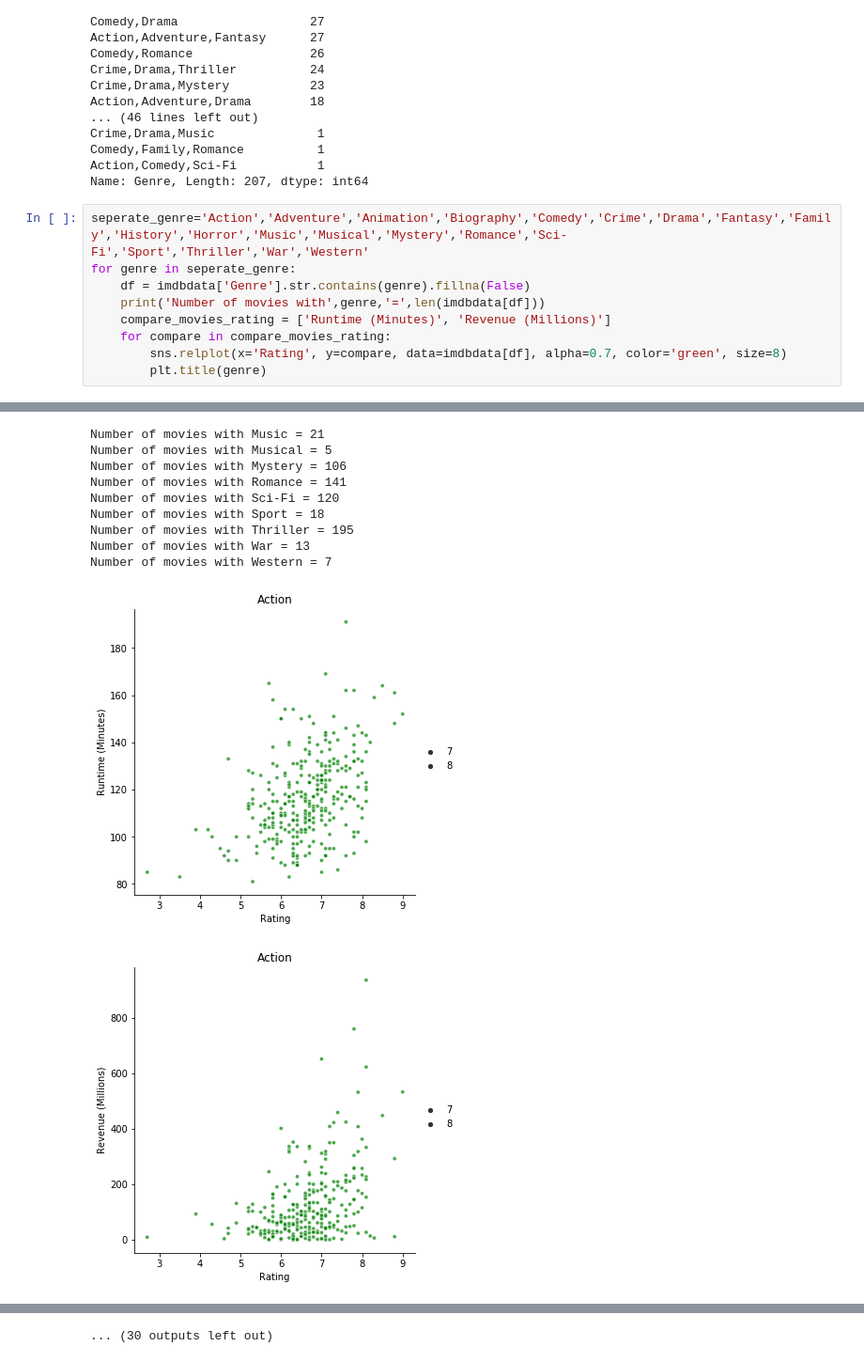
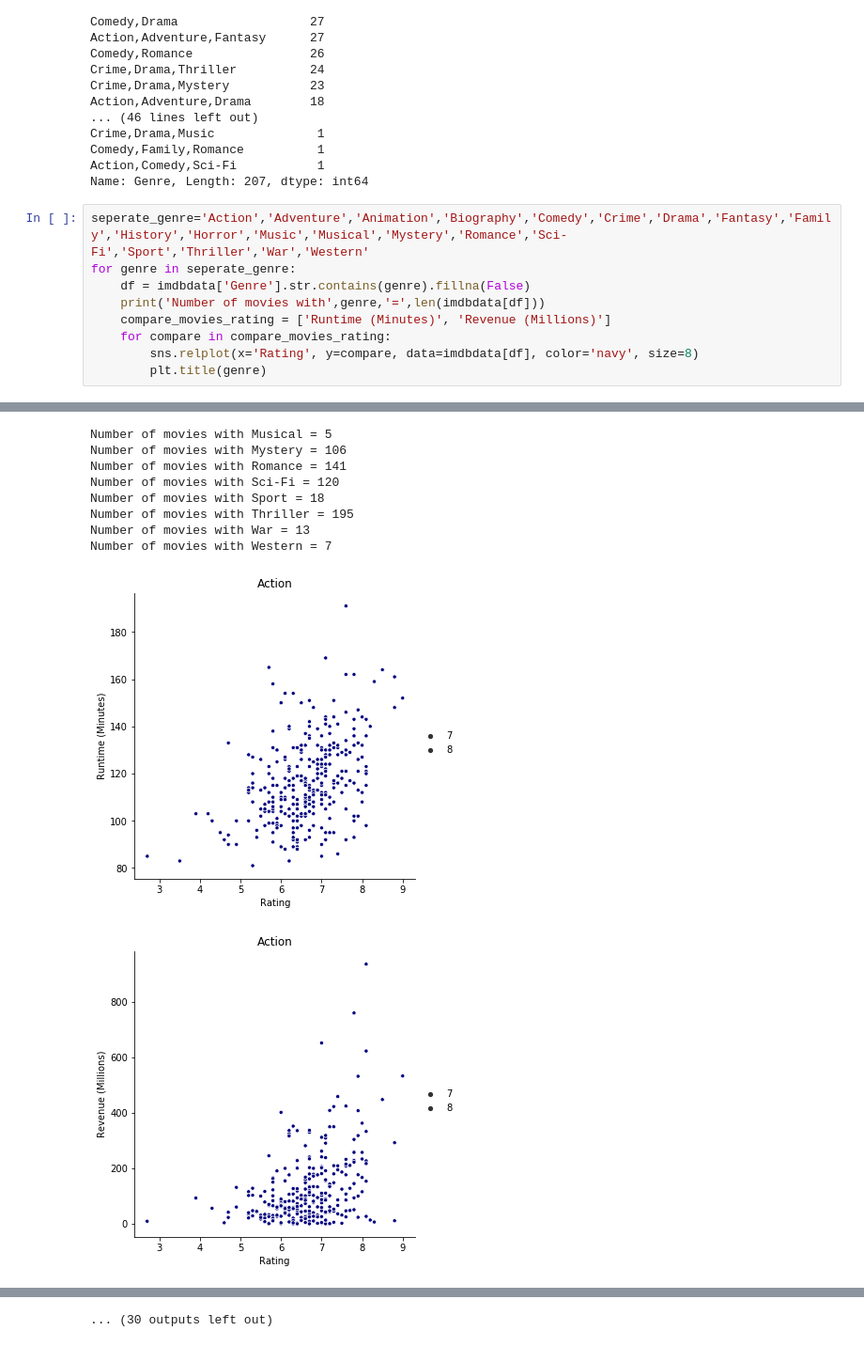
Before and after one commit to lukgonza/data_bootcamp_project_1, a Jupyter notebook: notebooks/Luke_Project_1/Luke_Project_1.ipynb, the cells around one changed output, grey strips where cells are left out. Shown at 94% size. Saved outputs shown, nothing was run; the diff lists cells and outputs as text.

```diff
--- a/notebooks/Luke_Project_1/Luke_Project_1.ipynb
+++ b/notebooks/Luke_Project_1/Luke_Project_1.ipynb
@@ -61,7 +61,7 @@ for genre in seperate_genre:
     print('Number of movies with',genre,'=',len(imdbdata[df]))
     compare_movies_rating = ['Runtime (Minutes)', 'Revenue (Millions)']
     for compare in compare_movies_rating:
-        sns.relplot(x='Rating', y=compare, data=imdbdata[df], alpha=0.7, color='green', size=8)
+        sns.relplot(x='Rating', y=compare, data=imdbdata[df], color='navy', size=8)
         plt.title(genre)
 # %% [output]
 Number of movies with Action = 303
@@ -78,11 +79,10 @@ Number of movies with Horror = 119
-Number of movies with Music = 21
 Number of movies with Musical = 5
 Number of movies with Mystery = 106
 Number of movies with Romance = 141
 Number of movies with Sci-Fi = 120
 Number of movies with Sport = 18
 Number of movies with Thriller = 195
 Number of movies with War = 13
 Number of movies with Western = 7
-[figure, old version]
+[figure, new version]
-[figure, old version]
+[figure, new version]
```
Also changed, not shown: parts of 1 cell of this notebook.
